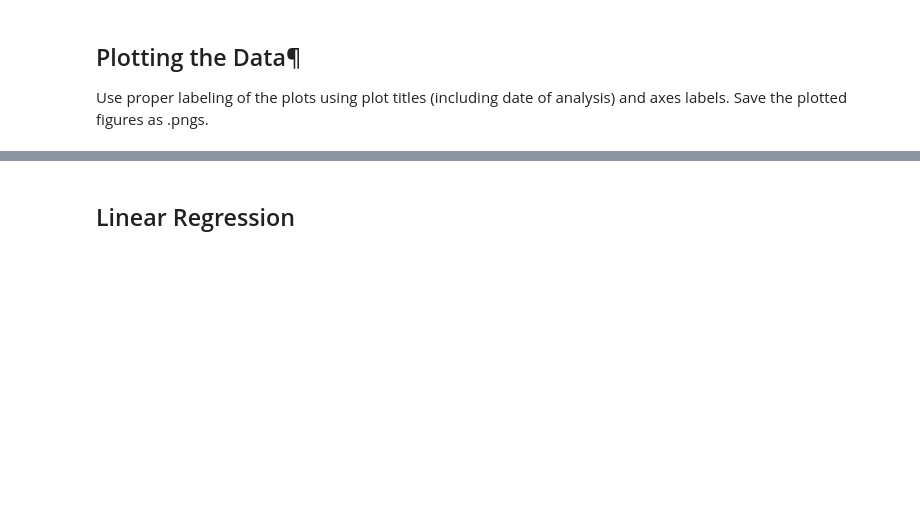
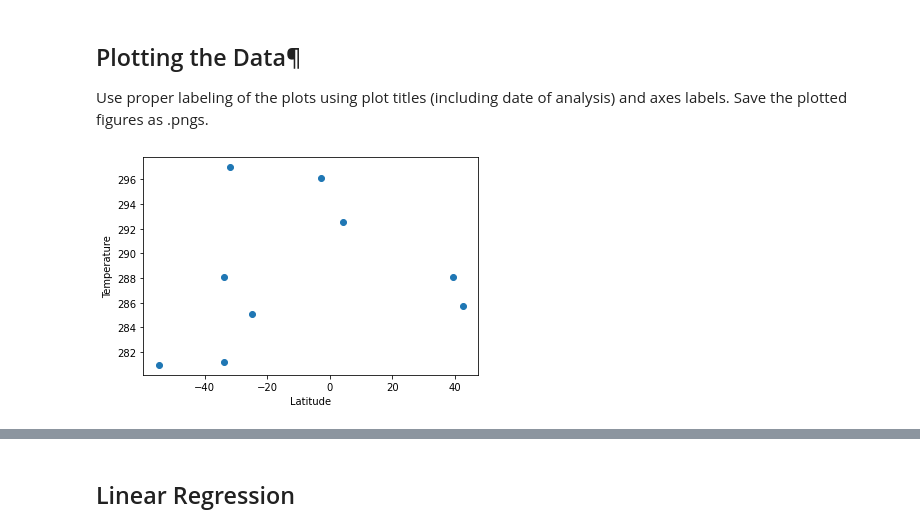
Before and after one commit to jhurley684/06-Python-APIs, a Jupyter notebook: starter_code/WeatherPy_Assignment.ipynb, the cells around one changed output, grey strips where cells are left out. Drawn from its saved outputs; the diff is of its cells as text; code cells hidden in the pictures; blank space fills up the shorter version.

```diff
--- a/starter_code/WeatherPy_Assignment.ipynb
+++ b/starter_code/WeatherPy_Assignment.ipynb
@@ -139,11 +168,13 @@ Use proper labeling of the plots using plot titles (including date of analysis)
 Save the plotted figures as .pngs.
 # %%
 # Lat vs Temp
-plt.scatter(weather_data['Lat'],weather_data['Max Temp'])
+plt.scatter(weather_data['Lat'],weather_data['Temp'])
 plt.xlabel('Latitude')
 plt.ylabel('Temperature')
 plt.savefig('lat_vs_temp.png')
 plt.show()
+# %% [output]
+[figure, added]
 # %%
 # Lat vs Humidity
 plt.scatter(weather_data['Lat'],weather_data['Humidity'])
```
Also changed, not shown: parts of 16 cells of this notebook, 5 other files.
